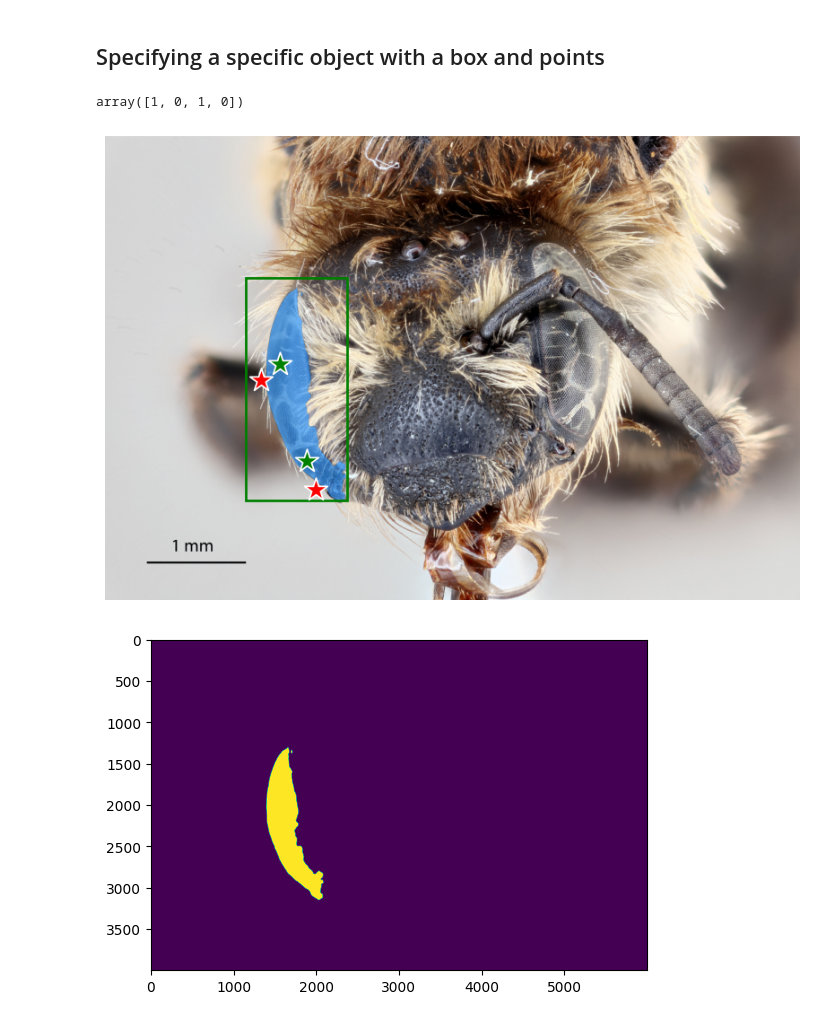
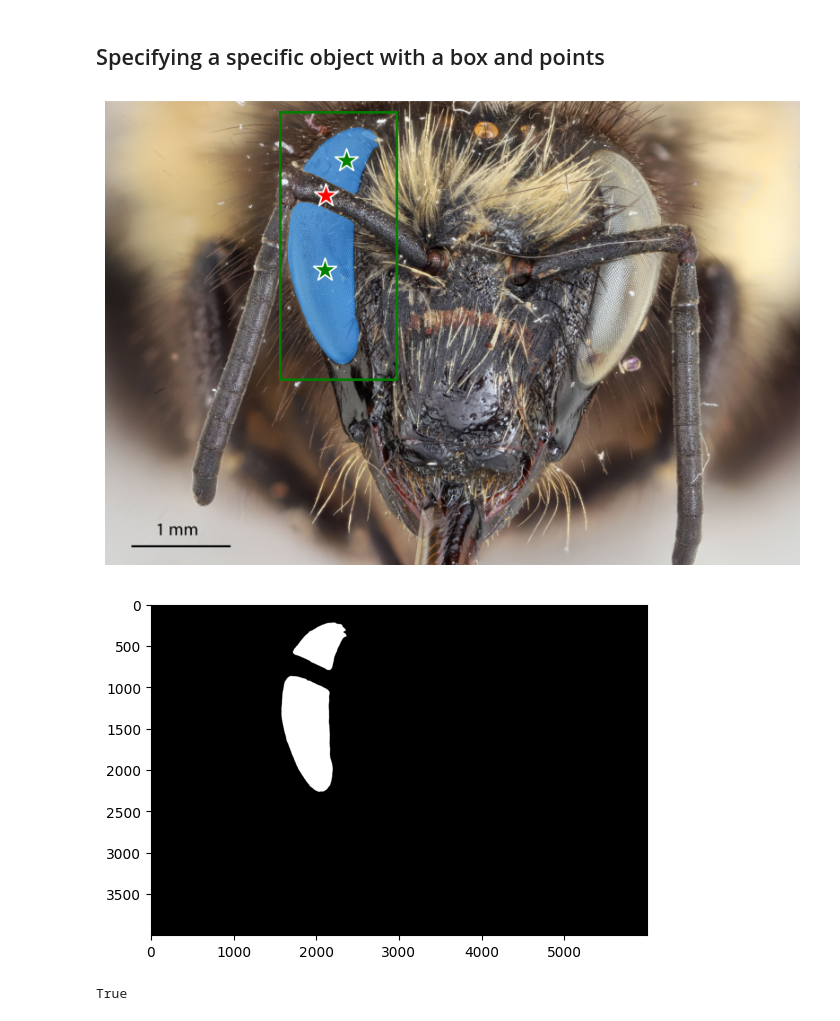
Before and after one commit to xwang112358/bee_oda_caves, a Jupyter notebook: test_bee/SAM/segment_eyes.ipynb, the cells around one changed output. Saved outputs shown, nothing was run; the diff lists cells and outputs as text; code cells hidden in the pictures.

```diff
--- a/test_bee/SAM/segment_eyes.ipynb
+++ b/test_bee/SAM/segment_eyes.ipynb
@@ -11,3 +9,11 @@ image = cv2.cvtColor(image, cv2.COLOR_BGR2RGB)
+# %%
+# input the catalog number and get the image
+catalog_num = input("Enter the Catalog Number: \n")
+folder_path = '../data/' + catalog_num
+image_name = get_image_names(folder_path, keyword='hef')
+image_path = folder_path + '/' + image_name
+image = cv2.imread(image_path)
+image = cv2.cvtColor(image, cv2.COLOR_BGR2RGB)
 # %%
 plt.figure(figsize=(10,10))
 plt.imshow(image)
@@ -40,4 +42,0 @@ input_point,input_label = get_seed_points(image_path,4)
-# %%
-input_label
-# %% [output]
-array([1, 0, 1, 0])
@@ -49,6 +54,7 @@ masks, _, _ = predictor.predict(
     multimask_output=False,
 )
 # %%
+# visualize the mask and prompts in the original image
 plt.figure(figsize=(10, 10))
 plt.imshow(image)
 show_mask(masks[0], plt.gca())
@@ -57,14 +63,27 @@ show_points(input_point, input_label, plt.gca())
 plt.axis('off')
 plt.show()
 # %% [output]
-[figure, old version]
+[figure, new version]
 # %%
+# check the mask in the binary image
 eye_mask = masks.astype(np.uint8)
 eye_mask = np.squeeze(eye_mask)
 binary_mask_image = (eye_mask * 255).astype(np.uint8)
+binary_mask_image = cv2.cvtColor(binary_mask_image, cv2.COLOR_BGR2RGB)
 
 plt.imshow(binary_mask_image)
 plt.axis('on')
 plt.show()
 # %% [output]
-[figure, old version]
+[figure, new version]
+# %%
+# save the (left or right) eye mask to the data folder
+which_eye = input("Which eye is this? (left or right): ")
+if which_eye == 'left':
+    mask_path = '../data/' + catalog_num + '/' + 'eye_mask_left.jpg'
+elif which_eye == 'right':
+    mask_path = '../data/' + catalog_num + '/' + 'eye_mask_right.jpg'
+
+cv2.imwrite(mask_path, binary_mask_image)
+# %% [output]
+True
```
Also changed, not shown: parts of 7 cells of this notebook, 26 other files.
